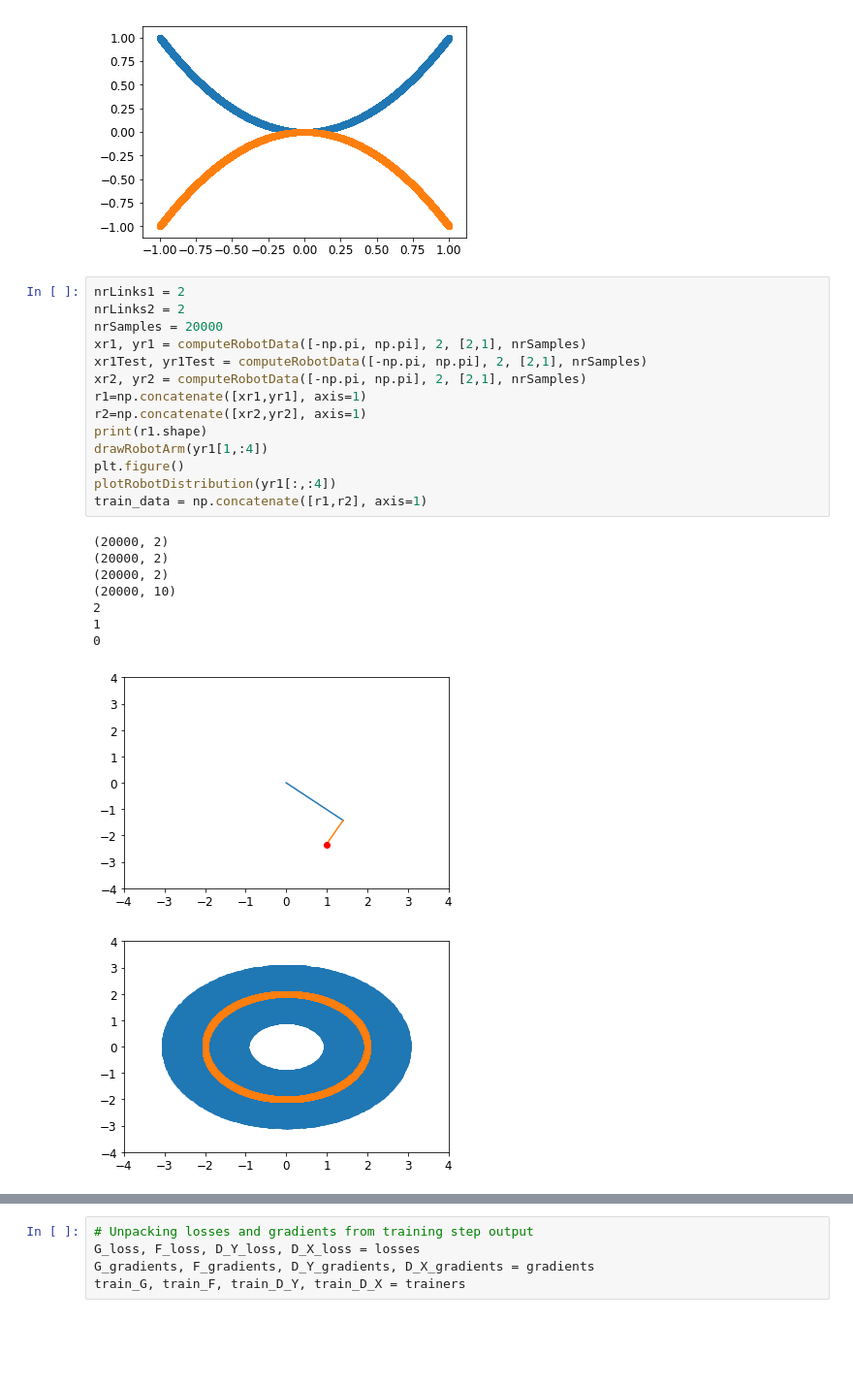
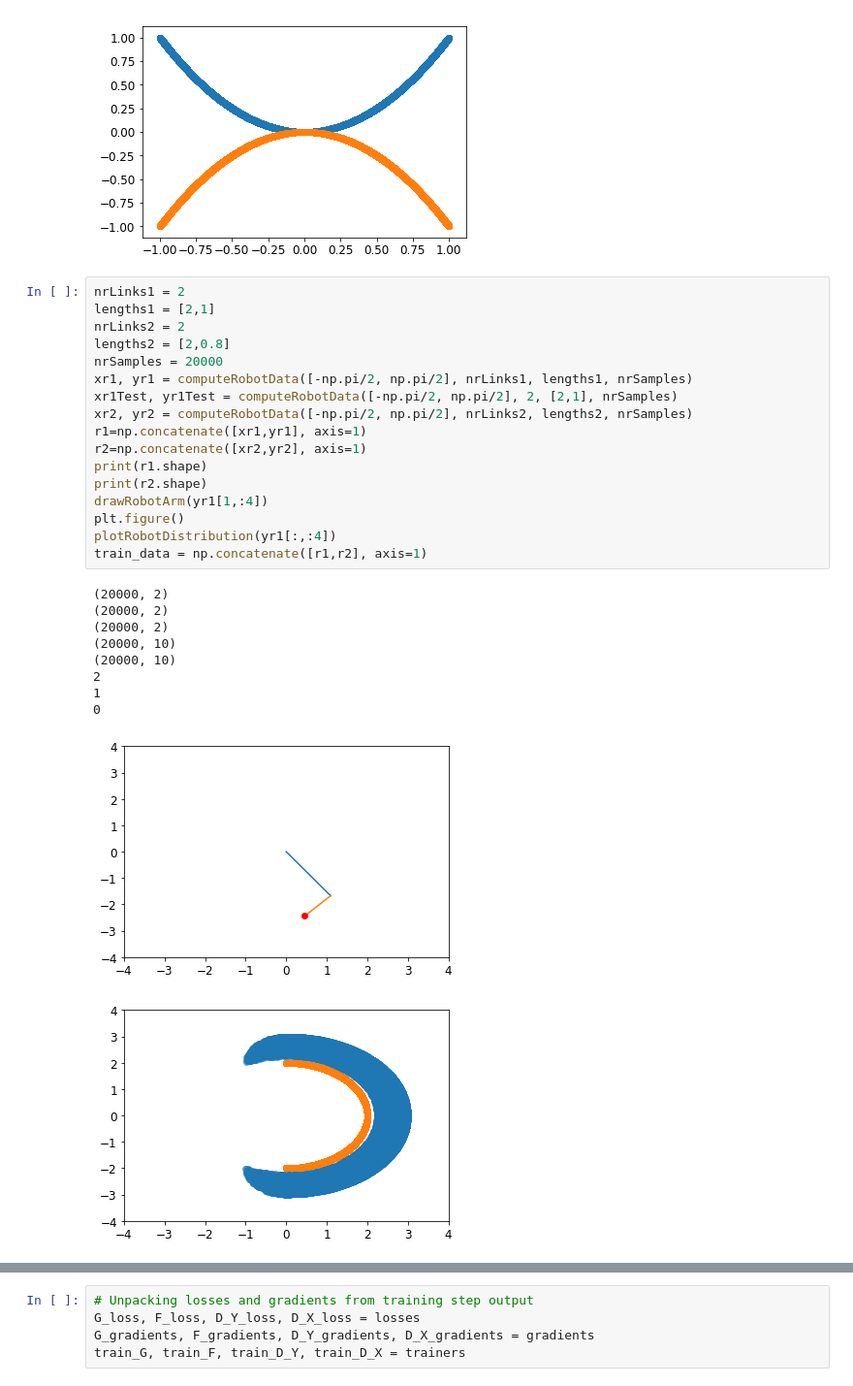
Before and after one commit to ahsanMah/roboGAN, a Jupyter notebook: roboCycleGAN.ipynb, the cells around one changed output, grey strips where cells are left out. Shown at 97% size. Saved outputs shown, nothing was run; the diff lists cells and outputs as text; blank space fills up the shorter version.

```diff
--- a/roboCycleGAN.ipynb
+++ b/roboCycleGAN.ipynb
@@ -85,28 +85,32 @@ plt.scatter(X2[:,0], X2[:,1])
 [figure]
 # %%
 nrLinks1 = 2
+lengths1 = [2,1]
 nrLinks2 = 2
+lengths2 = [2,0.8]
 nrSamples = 20000
-xr1, yr1 = computeRobotData([-np.pi, np.pi], 2, [2,1], nrSamples)
-xr1Test, yr1Test = computeRobotData([-np.pi, np.pi], 2, [2,1], nrSamples)
-xr2, yr2 = computeRobotData([-np.pi, np.pi], 2, [2,1], nrSamples)
+xr1, yr1 = computeRobotData([-np.pi/2, np.pi/2], nrLinks1, lengths1, nrSamples)
+xr1Test, yr1Test = computeRobotData([-np.pi/2, np.pi/2], 2, [2,1], nrSamples)
+xr2, yr2 = computeRobotData([-np.pi/2, np.pi/2], nrLinks2, lengths2, nrSamples)
 r1=np.concatenate([xr1,yr1], axis=1)
 r2=np.concatenate([xr2,yr2], axis=1)
 print(r1.shape)
+print(r2.shape)
 drawRobotArm(yr1[1,:4])
 plt.figure()
 plotRobotDistribution(yr1[:,:4])
 train_data = np.concatenate([r1,r2], axis=1)
 # %% [output]
 (20000, 2)
 (20000, 2)
 (20000, 2)
 (20000, 10)
+(20000, 10)
 2
 1
 0
-[figure, old version]
+[figure, new version]
-[figure, old version]
+[figure, new version]
 # %%
 from model import RoboGAN
 
```
Also changed, not shown: parts of 12 cells of this notebook, 2 other files.
